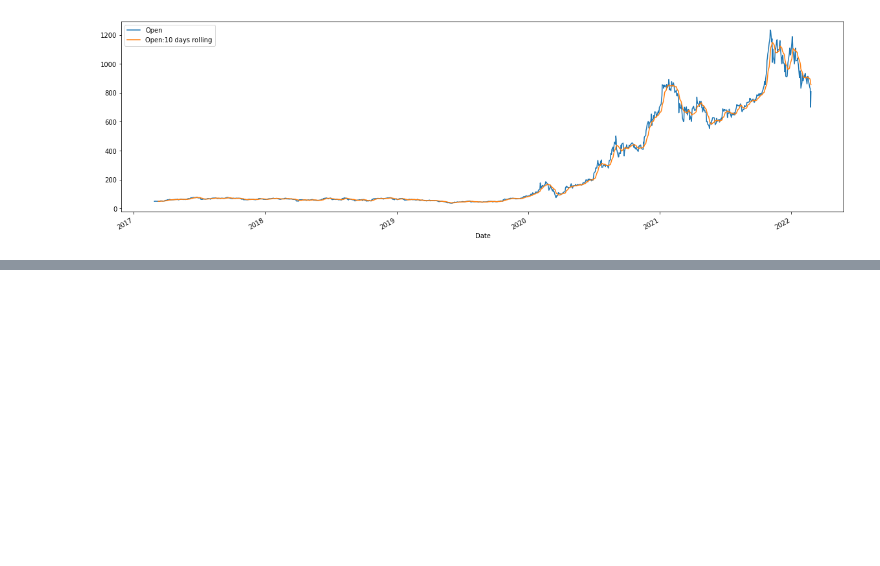
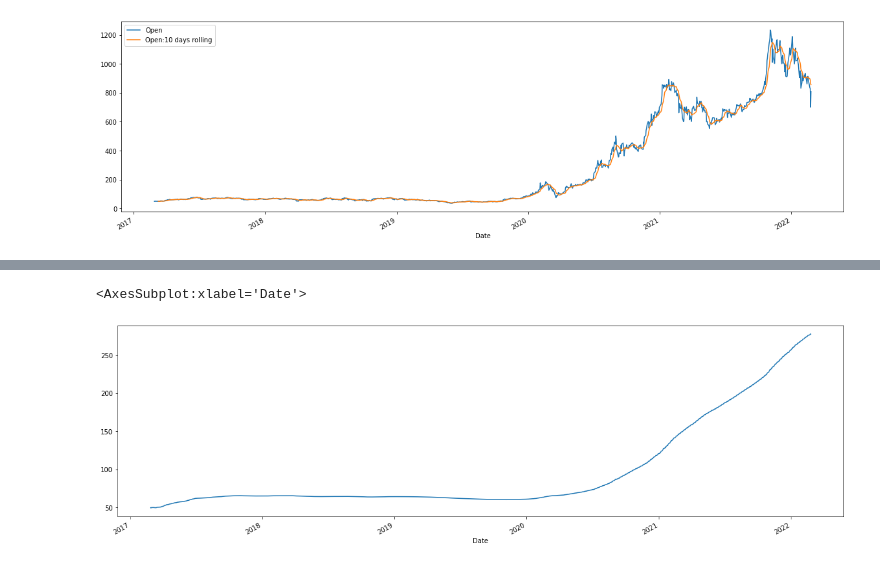
Before and after one commit to sahu111/TimeSeriesAnanlysis, a Jupyter notebook: EDA_TS1.ipynb, the cells around one changed output, grey strips where cells are left out. Saved outputs shown, nothing was run; the diff lists cells and outputs as text; code cells hidden in the pictures; blank space fills up the shorter version.

```diff
--- a/EDA_TS1.ipynb
+++ b/EDA_TS1.ipynb
@@ -354,0 +379,6 @@ df_tesla[['Open','Open:10 days rolling']].plot(figsize = (20,6))
+# %%
+## Expanding
+df_tesla['Open'].expanding().mean().plot(figsize = (20,6))
+# %% [output]
+<AxesSubplot:xlabel='Date'>
+[figure, added]
```
Also changed, not shown: parts of 11 cells of this notebook.
